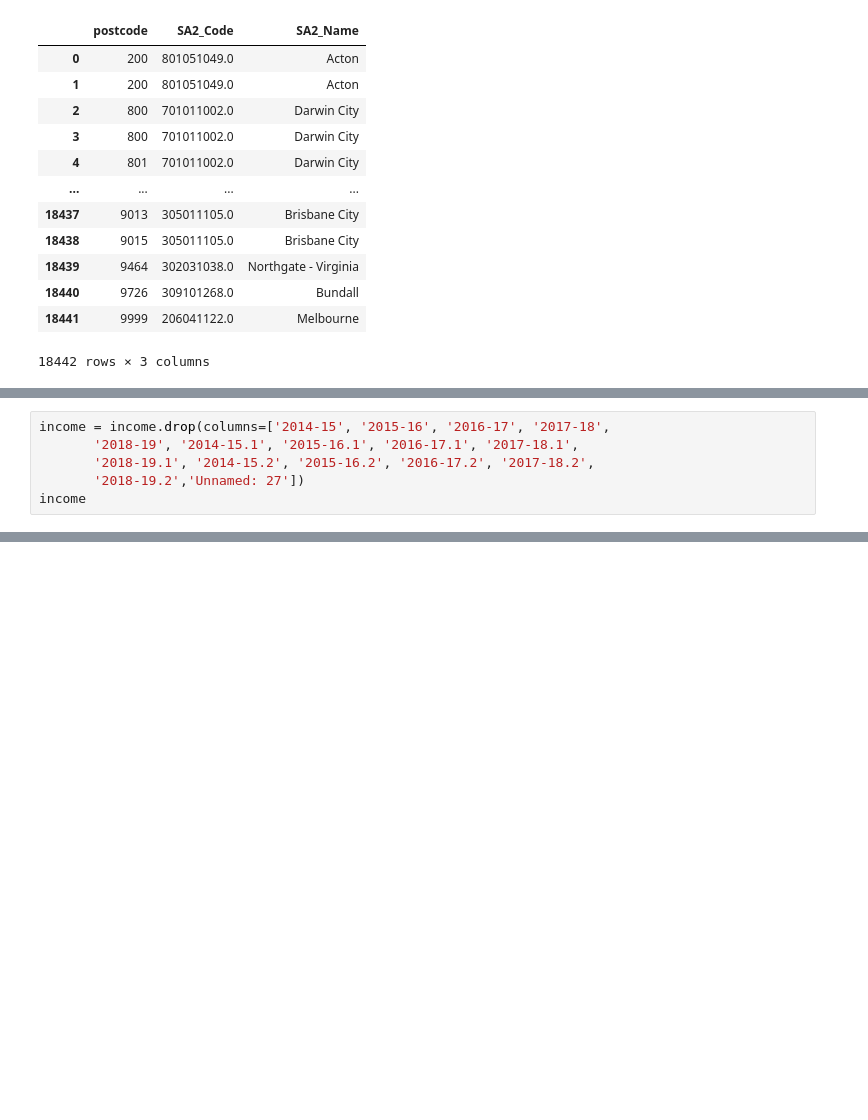
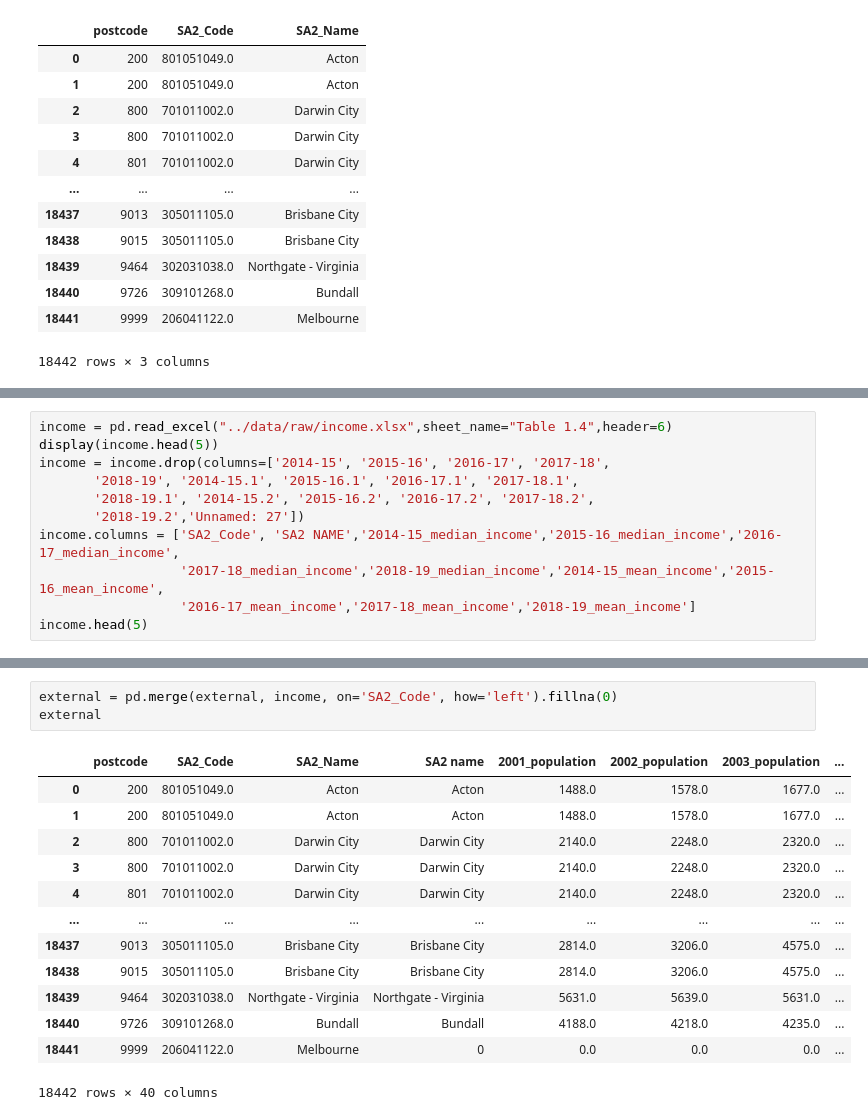
Before and after one commit to MAST30034-Applied-Data-Science/generic-real-estate-consulting-project-group-1-iron-data-man, a Jupyter notebook: notebooks/data_cleaning_external.ipynb, the cells around one changed output, grey strips where cells are left out. Drawn from its saved outputs; the diff is of its cells as text; blank space fills up the shorter version.

```diff
--- a/notebooks/data_cleaning_external.ipynb
+++ b/notebooks/data_cleaning_external.ipynb
@@ -121,7 +109,12 @@ Index(['SA2', 'SA2 NAME', '2014-15', '2015-16', '2016-17', '2017-18',
 # %%
+income = pd.read_excel("../data/raw/income.xlsx",sheet_name="Table 1.4",header=6)
+display(income.head(5))
 income = income.drop(columns=['2014-15', '2015-16', '2016-17', '2017-18',
        '2018-19', '2014-15.1', '2015-16.1', '2016-17.1', '2017-18.1',
        '2018-19.1', '2014-15.2', '2015-16.2', '2016-17.2', '2017-18.2',
        '2018-19.2','Unnamed: 27'])
-income
+income.columns = ['SA2_Code', 'SA2 NAME','2014-15_median_income','2015-16_median_income','2016-17_median_income',
+                  '2017-18_median_income','2018-19_median_income','2014-15_mean_income','2015-16_mean_income',
+                  '2016-17_mean_income','2017-18_mean_income','2018-19_mean_income']
+income.head(5)
 # %% [output]
@@ -140,0 +134,17 @@ income
+# %%
+external = pd.merge(external, income, on='SA2_Code', how='left').fillna(0)
+external
+# %% [output]
+|  | postcode | SA2_Code | SA2_Name | SA2 name | 2001_population | 2002_population | 2003_population | ... |
+| 0 | 200 | 801051049.0 | Acton | Acton | 1488.0 | 1578.0 | 1677.0 | ... |
+| 1 | 200 | 801051049.0 | Acton | Acton | 1488.0 | 1578.0 | 1677.0 | ... |
+| 2 | 800 | 701011002.0 | Darwin City | Darwin City | 2140.0 | 2248.0 | 2320.0 | ... |
+| 3 | 800 | 701011002.0 | Darwin City | Darwin City | 2140.0 | 2248.0 | 2320.0 | ... |
+| 4 | 801 | 701011002.0 | Darwin City | Darwin City | 2140.0 | 2248.0 | 2320.0 | ... |
+| ... | ... | ... | ... | ... | ... | ... | ... | ... |
+| 18437 | 9013 | 305011105.0 | Brisbane City | Brisbane City | 2814.0 | 3206.0 | 4575.0 | ... |
+| 18438 | 9015 | 305011105.0 | Brisbane City | Brisbane City | 2814.0 | 3206.0 | 4575.0 | ... |
+| 18439 | 9464 | 302031038.0 | Northgate - Virginia | Northgate - Virginia | 5631.0 | 5639.0 | 5631.0 | ... |
+| 18440 | 9726 | 309101268.0 | Bundall | Bundall | 4188.0 | 4218.0 | 4235.0 | ... |
+| 18441 | 9999 | 206041122.0 | Melbourne | 0 | 0.0 | 0.0 | 0.0 | ... |
+18442 rows × 40 columns
```
Also changed, not shown: parts of 7 cells of this notebook.
